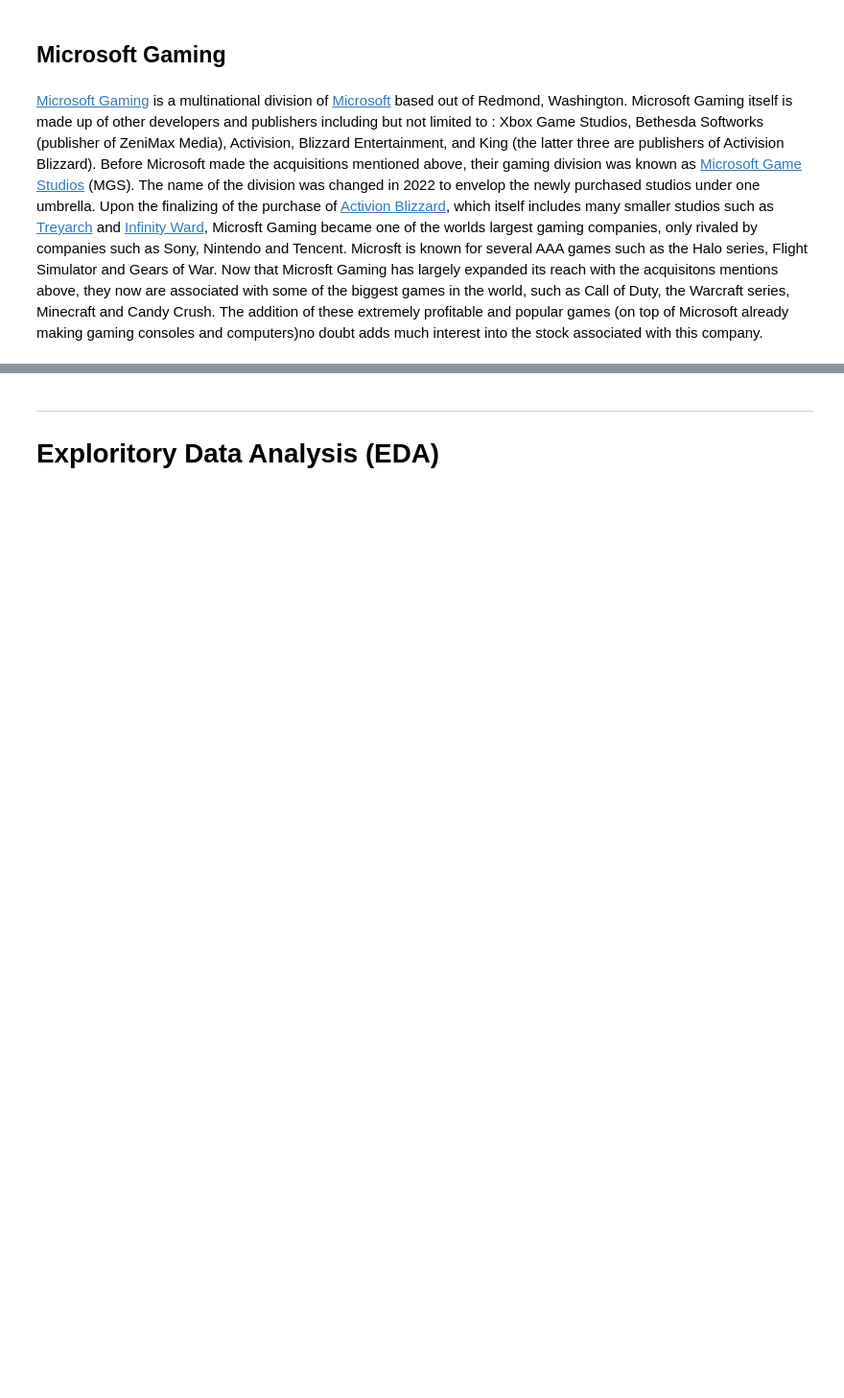
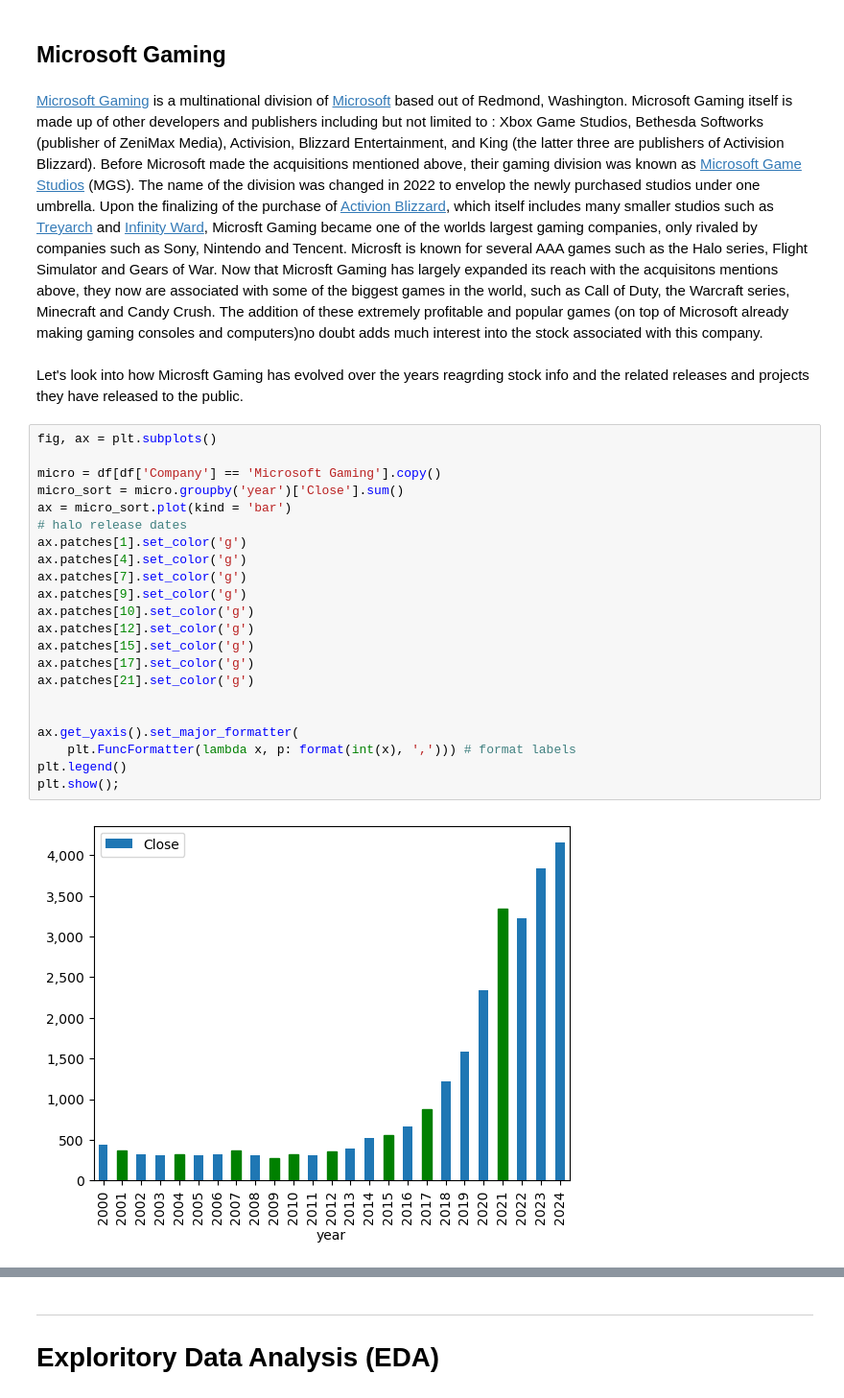
Before and after one commit to Djohnson1313/gaming_company_stocks_analysis, a Jupyter notebook: gaming_stocks_analysis.ipynb, the cells around one changed output, grey strips where cells are left out. Shown at 96% size. Cells and saved outputs as stored; diff of their text form; blank space fills up the shorter version.

Commit message:
micro close plot

```diff
--- a/gaming_stocks_analysis.ipynb
+++ b/gaming_stocks_analysis.ipynb
@@ -137,0 +140,26 @@ def value_calc(company, col):
+# %% [markdown]
+Let's look into how Microsft Gaming has evolved over the years reagrding stock info and the related releases and projects they have released to the public.
+# %%
+fig, ax = plt.subplots()
+
+micro = df[df['Company'] == 'Microsoft Gaming'].copy()
+micro_sort = micro.groupby('year')['Close'].sum()
+ax = micro_sort.plot(kind = 'bar')
+# halo release dates
+ax.patches[1].set_color('g')
+ax.patches[4].set_color('g')
+ax.patches[7].set_color('g')
+ax.patches[9].set_color('g')
+ax.patches[10].set_color('g')
+ax.patches[12].set_color('g')
+ax.patches[15].set_color('g')
+ax.patches[17].set_color('g')
+ax.patches[21].set_color('g')
+
+
+ax.get_yaxis().set_major_formatter(
+    plt.FuncFormatter(lambda x, p: format(int(x), ','))) # format labels
+plt.legend()
+plt.show();
+# %% [output]
+[figure, added]
```
Also changed, not shown: parts of 14 cells of this notebook.
